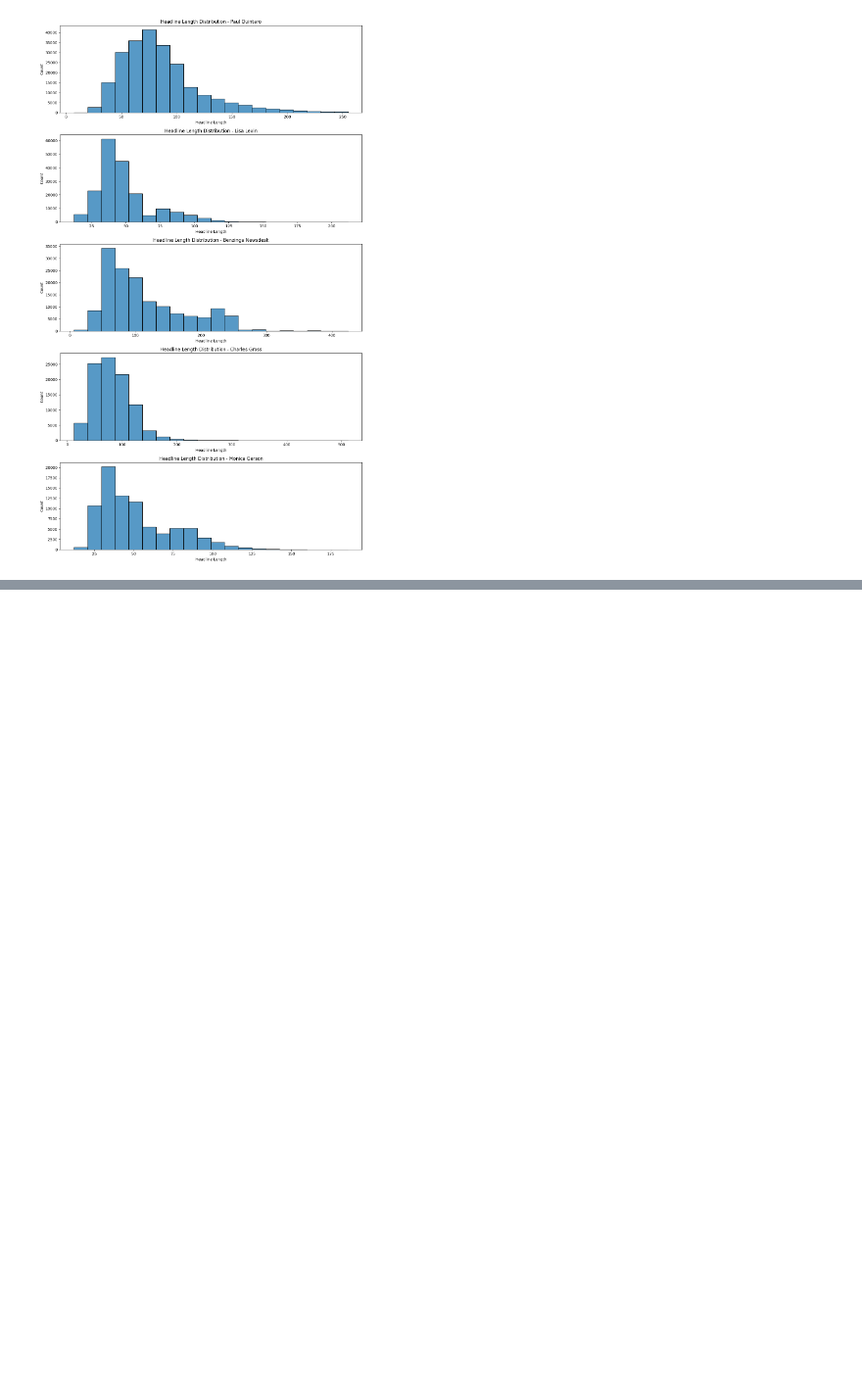
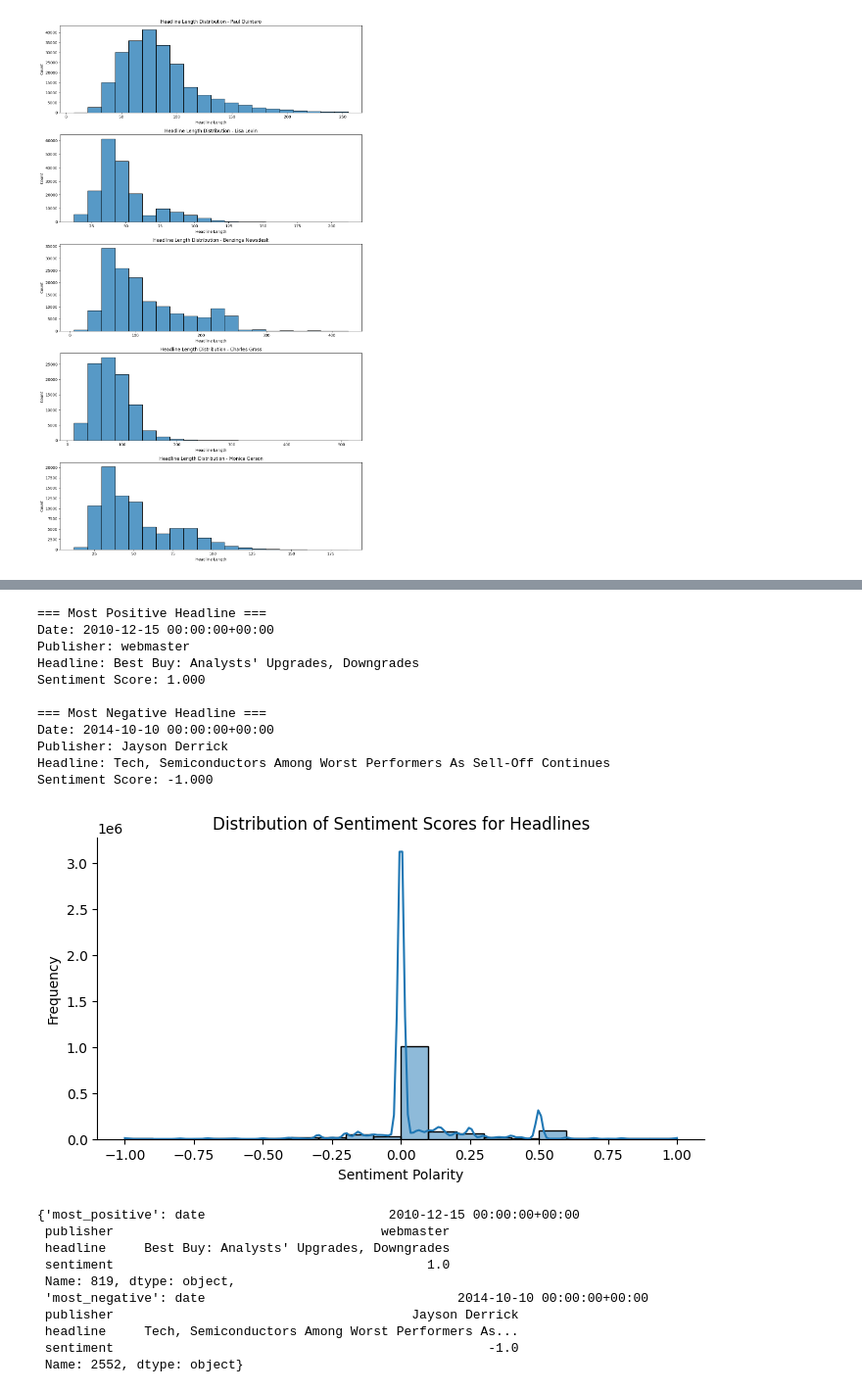
Before and after one commit to abdurezakarage/Nova_Financial, a Jupyter notebook: notbooks/SentimentAnalysis.ipynb, the cells around one changed output, grey strips where cells are left out. Shown: that part at 98% size. Drawn from its saved outputs; the diff is of its cells as text; code cells hidden in the pictures; blank space fills up the shorter version.

```diff
--- a/notbooks/SentimentAnalysis.ipynb
+++ b/notbooks/SentimentAnalysis.ipynb
@@ -128,0 +157,25 @@ AttributeError: Can only use .dt accessor with datetimelike values
+# %%
+Dataanalyser.analyze_extreme_sentiments()
+# %% [output]
+=== Most Positive Headline ===
+Date: 2010-12-15 00:00:00+00:00
+Publisher: webmaster
+Headline: Best Buy: Analysts' Upgrades, Downgrades
+Sentiment Score: 1.000
+
+=== Most Negative Headline ===
+Date: 2014-10-10 00:00:00+00:00
+Publisher: Jayson Derrick
+Headline: Tech, Semiconductors Among Worst Performers As Sell-Off Continues
+Sentiment Score: -1.000
+[figure, added]
+{'most_positive': date                        2010-12-15 00:00:00+00:00
+ publisher                                   webmaster
+ headline     Best Buy: Analysts' Upgrades, Downgrades
+ sentiment                                         1.0
+ Name: 819, dtype: object,
+ 'most_negative': date                                 2014-10-10 00:00:00+00:00
+ publisher                                       Jayson Derrick
+ headline     Tech, Semiconductors Among Worst Performers As...
+ sentiment                                                 -1.0
+ Name: 2552, dtype: object}
```
Also changed, not shown: parts of 7 cells of this notebook, 8 other files.
